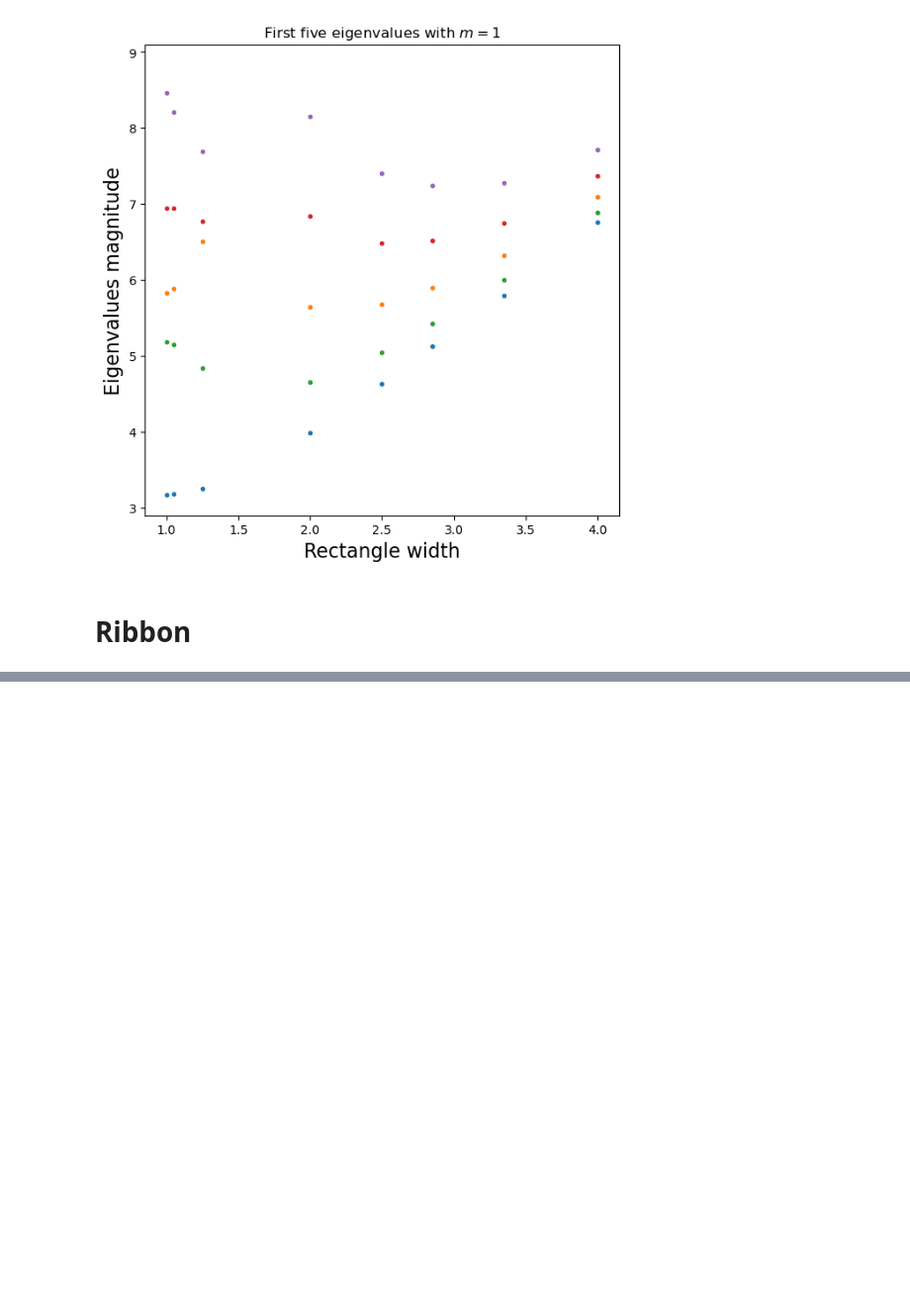
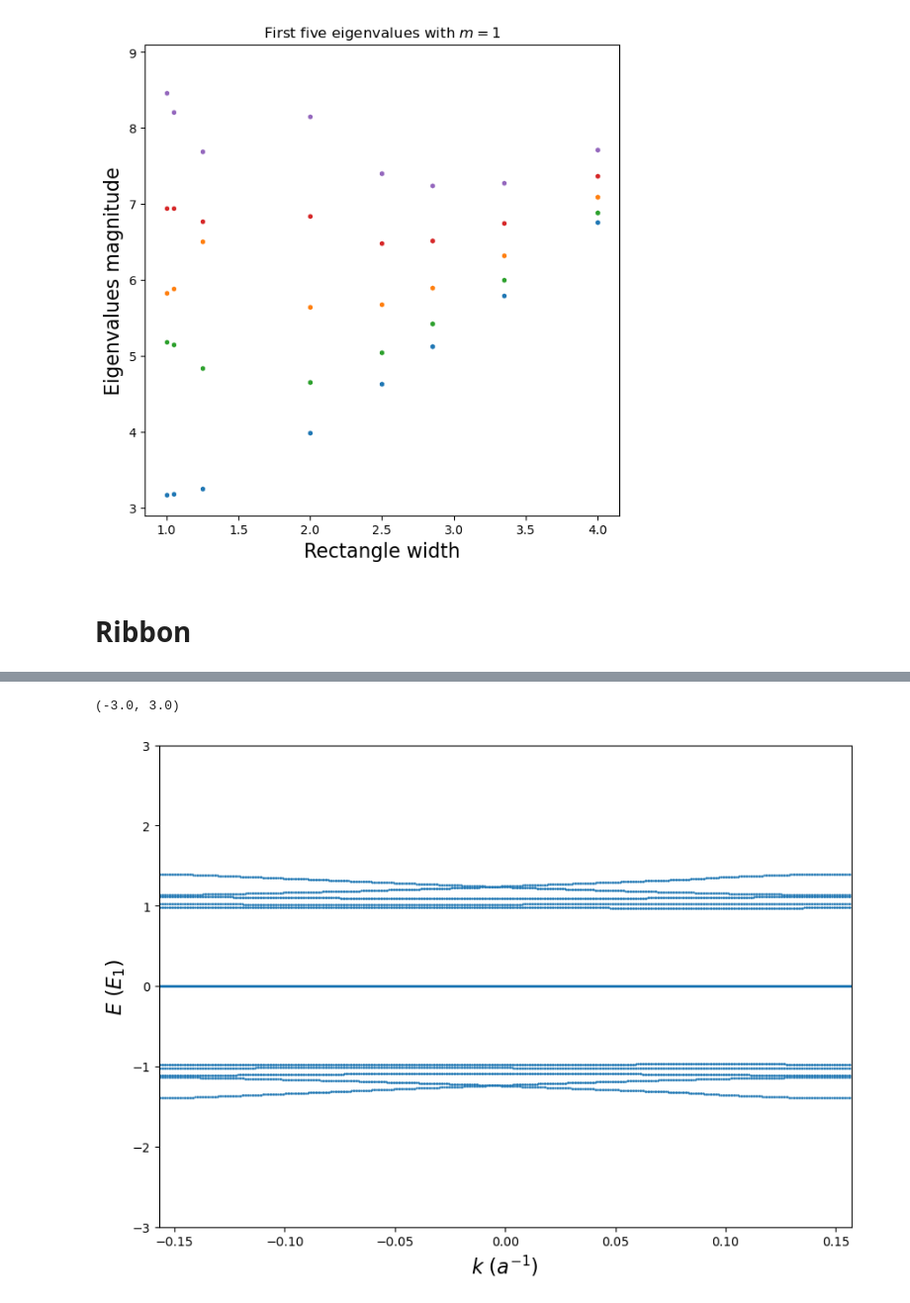
Before and after one commit to adonvel/tangent-magnetic-field, a Jupyter notebook: testing.ipynb, the cells around one changed output, grey strips where cells are left out. Shown at 99% size. Drawn from its saved outputs; the diff is of its cells as text; code cells hidden in the pictures; blank space fills up the shorter version.

```diff
--- a/testing.ipynb
+++ b/testing.ipynb
@@ -122,0 +155,16 @@ Text(0.5, 1.0, 'First five eigenvalues with $m = 1$')
+# %%
+fig = plt.figure(figsize = (10,7))
+ax = fig.add_subplot(111)
+for i in range(nbands):
+    ax.scatter(momenta, bands[:,i]/(np.sqrt((4*pi*quanta/Lx/Ly)) if abs(quanta) >=1  else 1), c = 'C0', s = 0.5)
+ax.set_xlabel(r"$k$ $(a^{-1})$",fontsize = 16)
+ax.set_xlim(kmin,kmax)
+if abs(quanta) < 1:
+    ax.set_ylabel(r"$E$ $(\hbar v/a)$",fontsize = 16)
+else:
+    ax.set_ylabel(r"$E$ $(E_1)$",fontsize = 16)
+
+ax.set_ylim(-3,3)
+# %% [output]
+(-3.0, 3.0)
+[figure, added]
```
Also changed, not shown: parts of 7 cells of this notebook, 2 other files.
